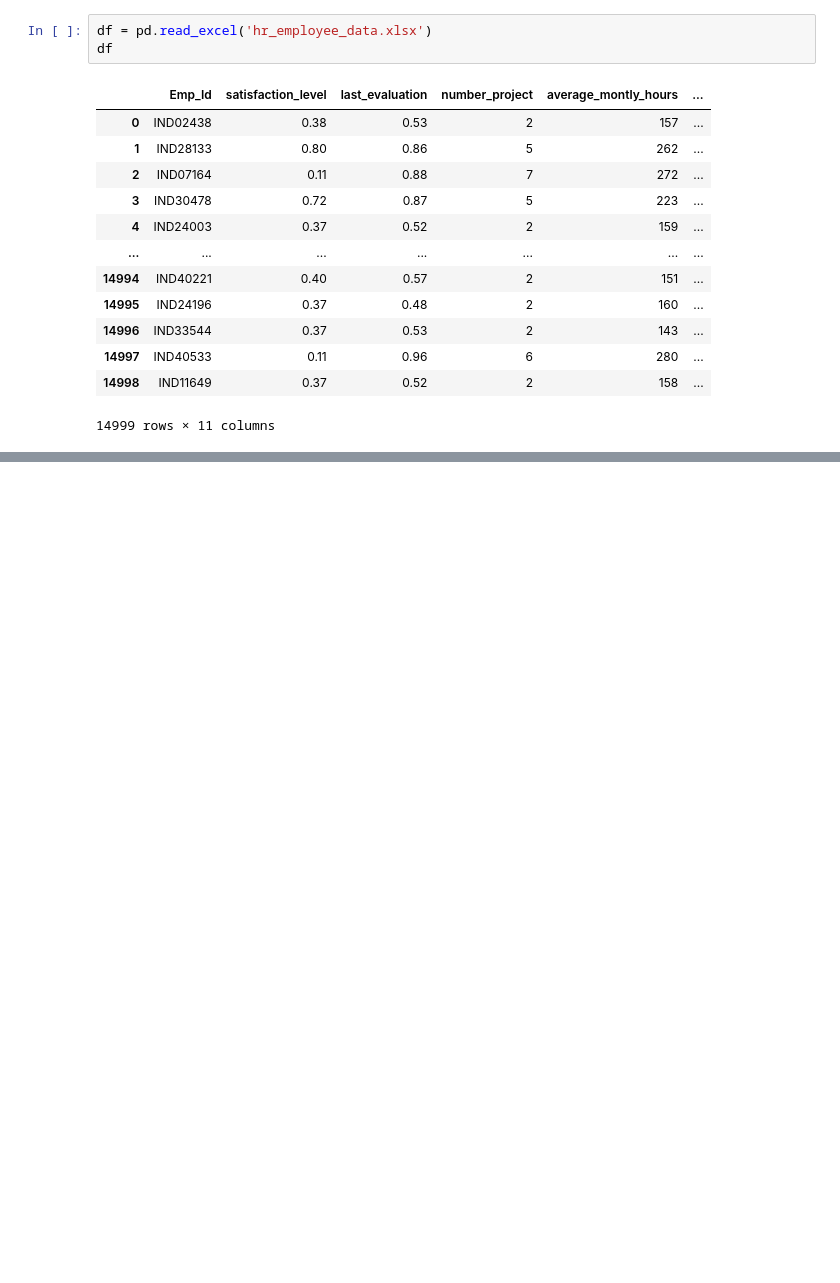
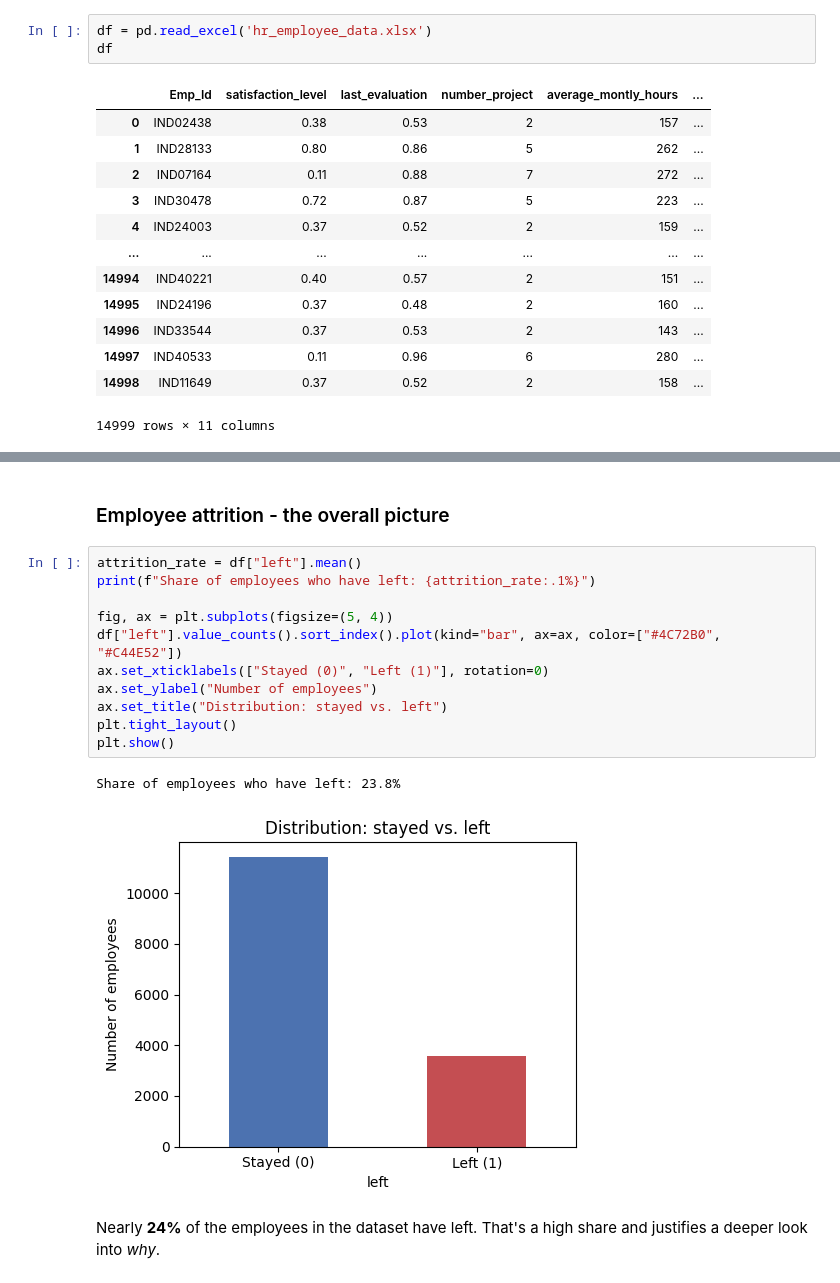
Before and after one commit to arbazshah52/Individual-Machine-Learning, a Jupyter notebook: Kapital3/Kapitalkod.ipynb, the cells around one changed output, grey strips where cells are left out. Saved outputs shown, nothing was run; the diff lists cells and outputs as text; blank space fills up the shorter version.

Commit message:
employee mean

```diff
--- a/Kapital3/Kapitalkod.ipynb
+++ b/Kapital3/Kapitalkod.ipynb
@@ -32,0 +99,19 @@ df
+# %% [markdown]
+### Employee attrition - the overall picture
+# %%
+attrition_rate = df["left"].mean()
+print(f"Share of employees who have left: {attrition_rate:.1%}")
+
+fig, ax = plt.subplots(figsize=(5, 4))
+df["left"].value_counts().sort_index().plot(kind="bar", ax=ax, color=["#4C72B0", "#C44E52"])
+ax.set_xticklabels(["Stayed (0)", "Left (1)"], rotation=0)
+ax.set_ylabel("Number of employees")
+ax.set_title("Distribution: stayed vs. left")
+plt.tight_layout()
+plt.show()
+# %% [output]
+Share of employees who have left: 23.8%
+[figure, added]
+# %% [markdown]
+Nearly **24%** of the employees in the dataset have left. That's a high share and
+justifies a deeper look into *why*.
```
Also changed, not shown: parts of 4 cells of this notebook.
